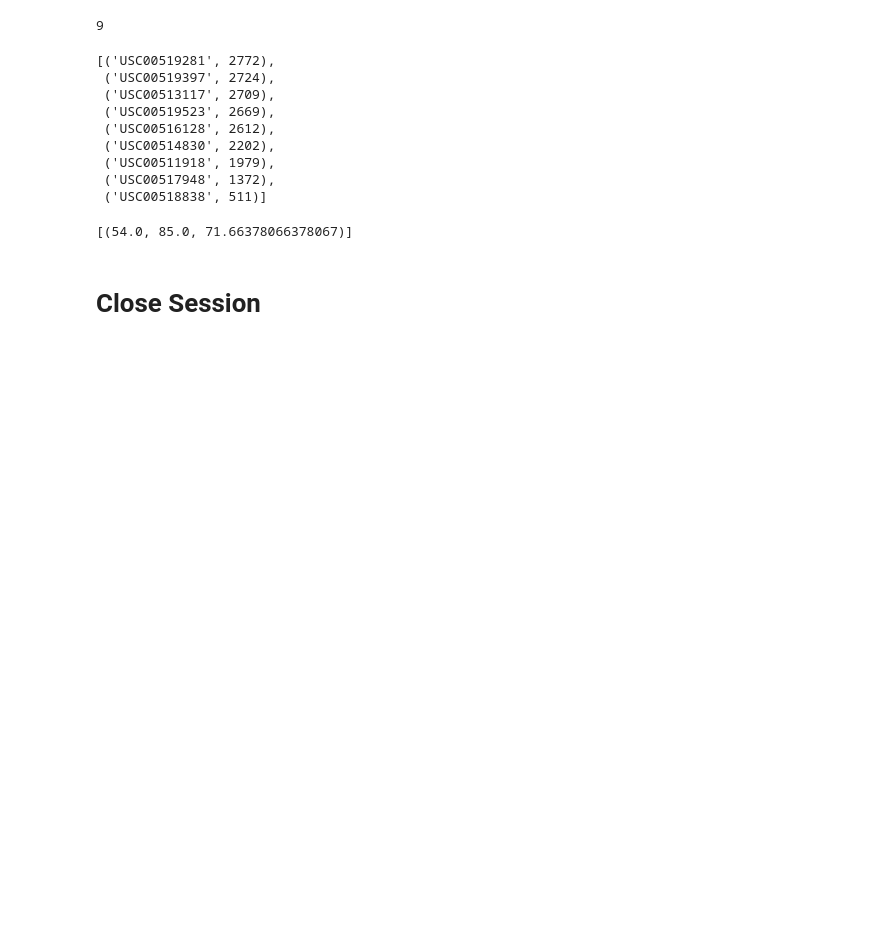
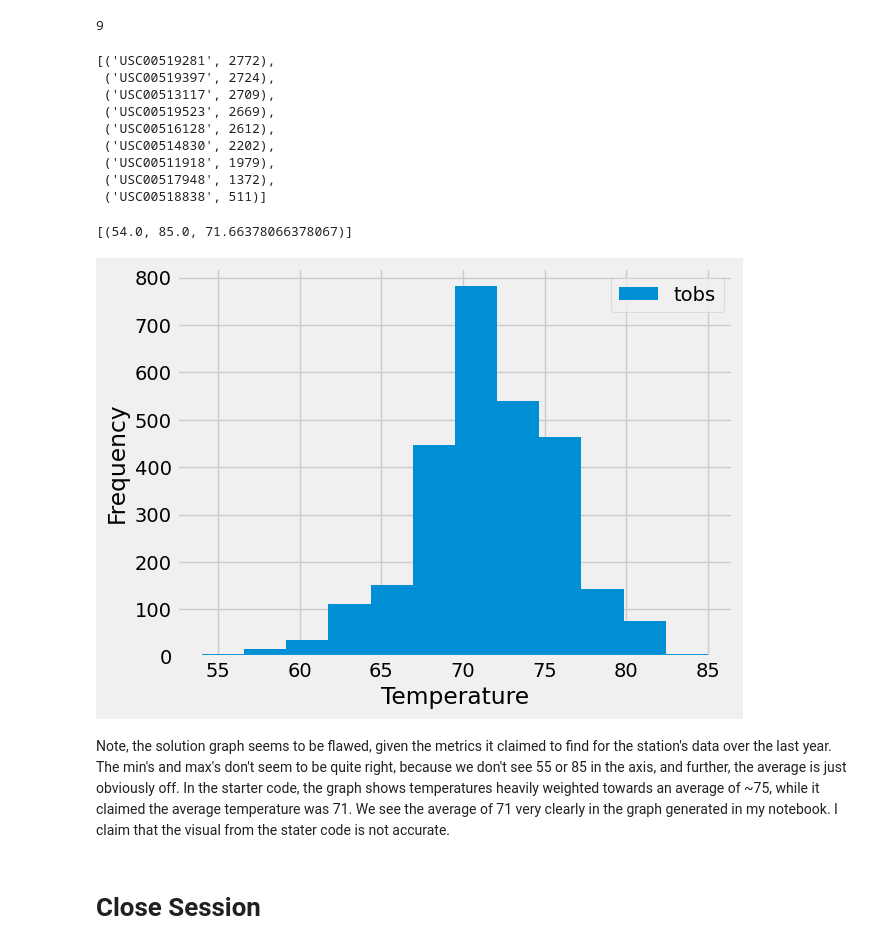
Before and after one commit to TaylorMater/sqlalchemy-challenge, a Jupyter notebook: climate_starter.ipynb, the cells around one changed output. Drawn from its saved outputs; the diff is of its cells as text; code cells hidden in the pictures; blank space fills up the shorter version.

Commit message:
Finished with notebook

```diff
--- a/climate_starter.ipynb
+++ b/climate_starter.ipynb
@@ -197,6 +197,32 @@ desired_station_weather_stats
 # %%
 # Using the most active station id
 # Query the last 12 months of temperature observation data for this station and plot the results as a histogram
+
+
+desired_station_weather_last_year_temps = (
+    session
+    .query(measurement.tobs)
+    .filter(measurement.station == desired_station_id)
+    .all()
+)
+
+active_station_df = pd.DataFrame(desired_station_weather_last_year_temps)
+
+num_bins = 12
+
+# alternative approach
+# plt.hist(active_station_df, bins=num_bins)
+
+ax = active_station_df.plot.hist(column=['tobs'], bins=num_bins)
+ax.set_xlabel('Temperature')
+ax.set_ylabel('Frequency')
+
+
+plt.show()
+# %% [output]
+[figure, added]
+# %% [markdown]
+Note, the solution graph seems to be flawed, given the metrics it claimed to find for the station's data over the last year. The min's and max's don't seem to be quite right, because we don't see 55 or 85 in the axis, and further, the average is just obviously off. In the starter code, the graph shows temperatures heavily weighted towards an average of ~75, while it claimed the average temperature was 71. We see the average of 71 very clearly in the graph generated in my notebook. I claim that the visual from the stater code is not accurate.
 # %% [markdown]
 # Close Session
 # %%
```
Also changed, not shown: parts of 1 cell of this notebook.
